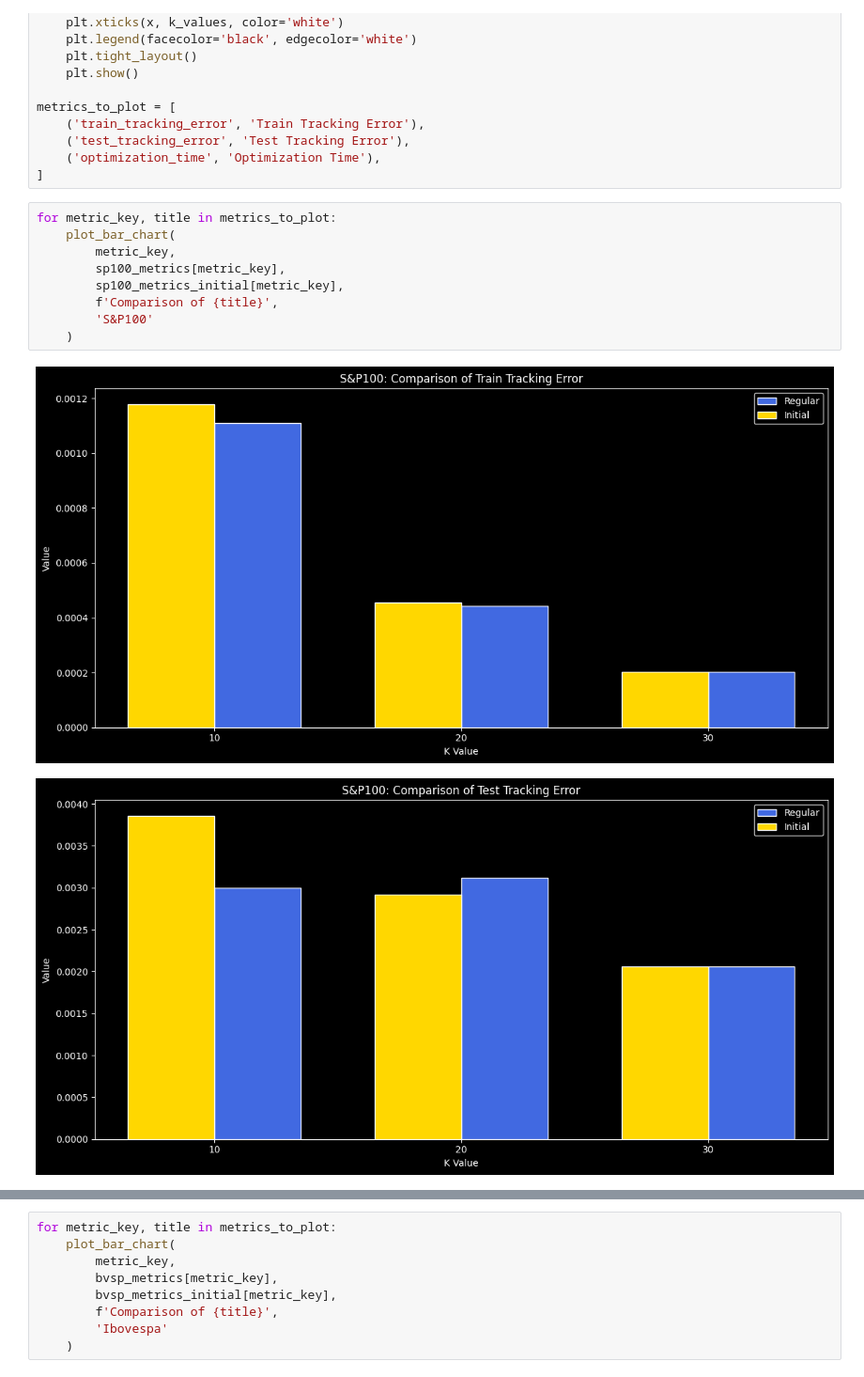
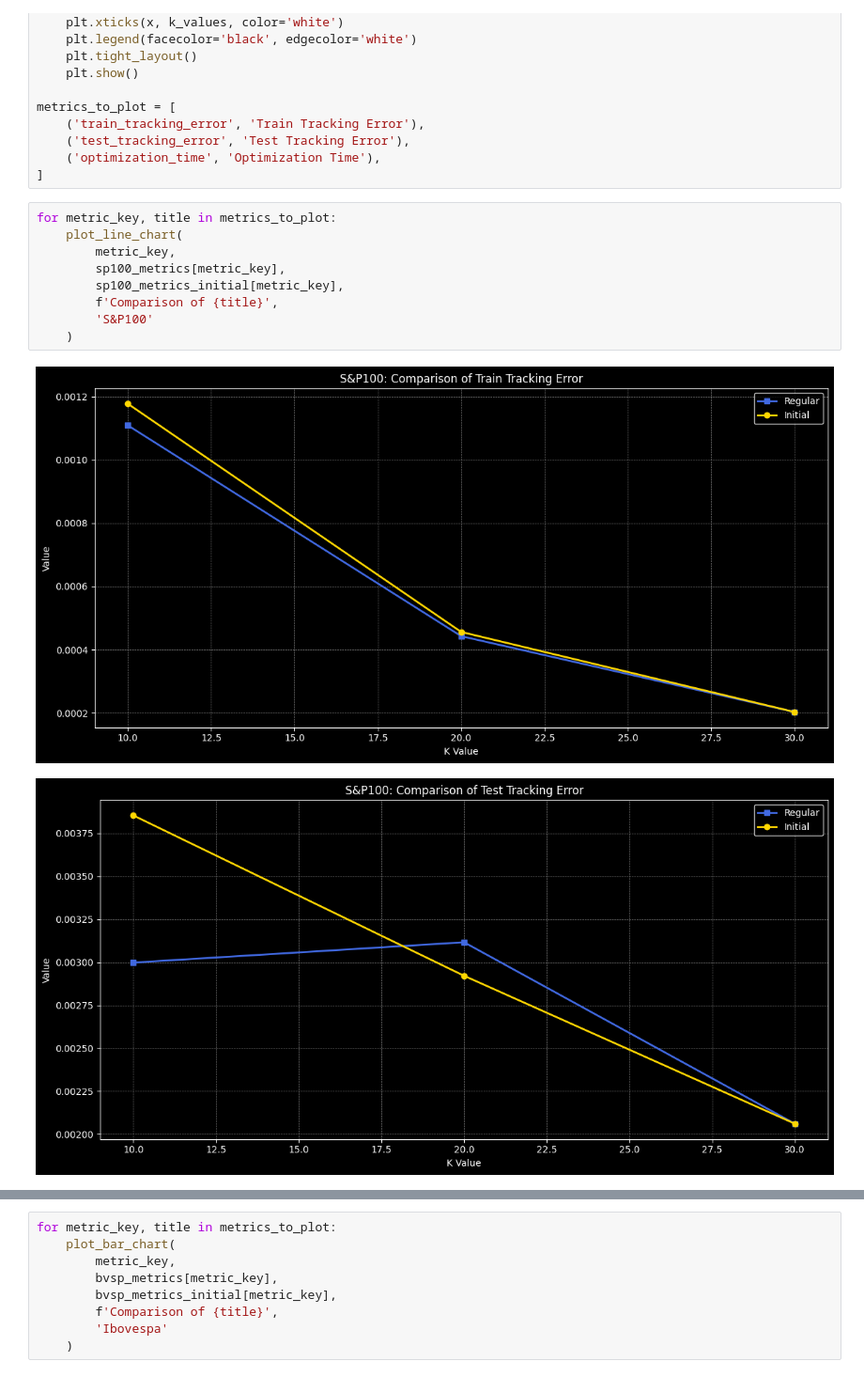
Before and after one commit to vitorholiveira/index_tracking, a Jupyter notebook: notebooks/flowers.ipynb, the cells around one changed output, grey strips where cells are left out. Shown: that part at 94% size. Saved outputs shown, nothing was run; the diff lists cells and outputs as text.

Commit message:
plotting potfolios

```diff
--- a/notebooks/flowers.ipynb
+++ b/notebooks/flowers.ipynb
@@ -280,13 +280,13 @@ metrics_to_plot = [
 ]
 # %%
 for metric_key, title in metrics_to_plot:
-    plot_bar_chart(
+    plot_line_chart(
         metric_key,
         sp100_metrics[metric_key],
         sp100_metrics_initial[metric_key],
         f'Comparison of {title}',
         'S&P100'
     )
 # %% [output]
-[figure, old version]
+[figure, new version]
-[figure, old version]
+[figure, new version]
```
Also changed, not shown: parts of 1 cell of this notebook.
